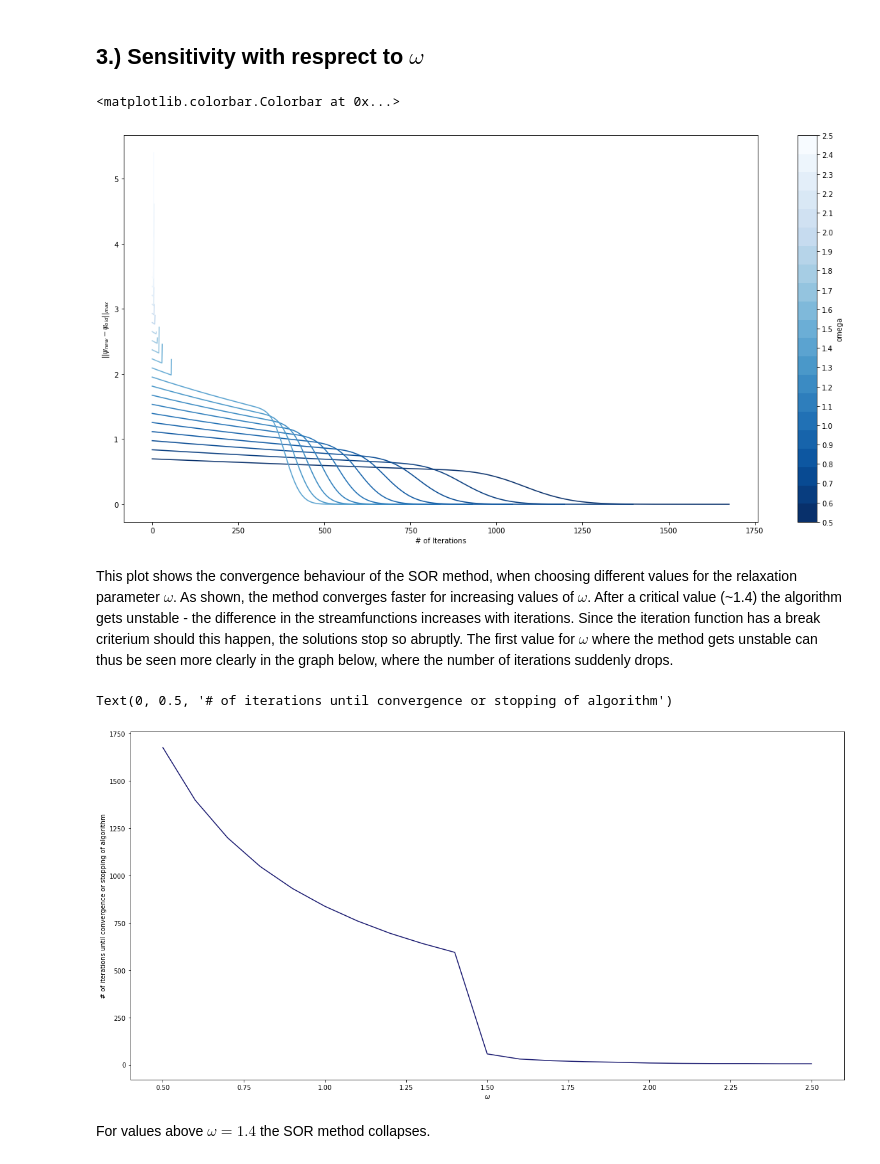
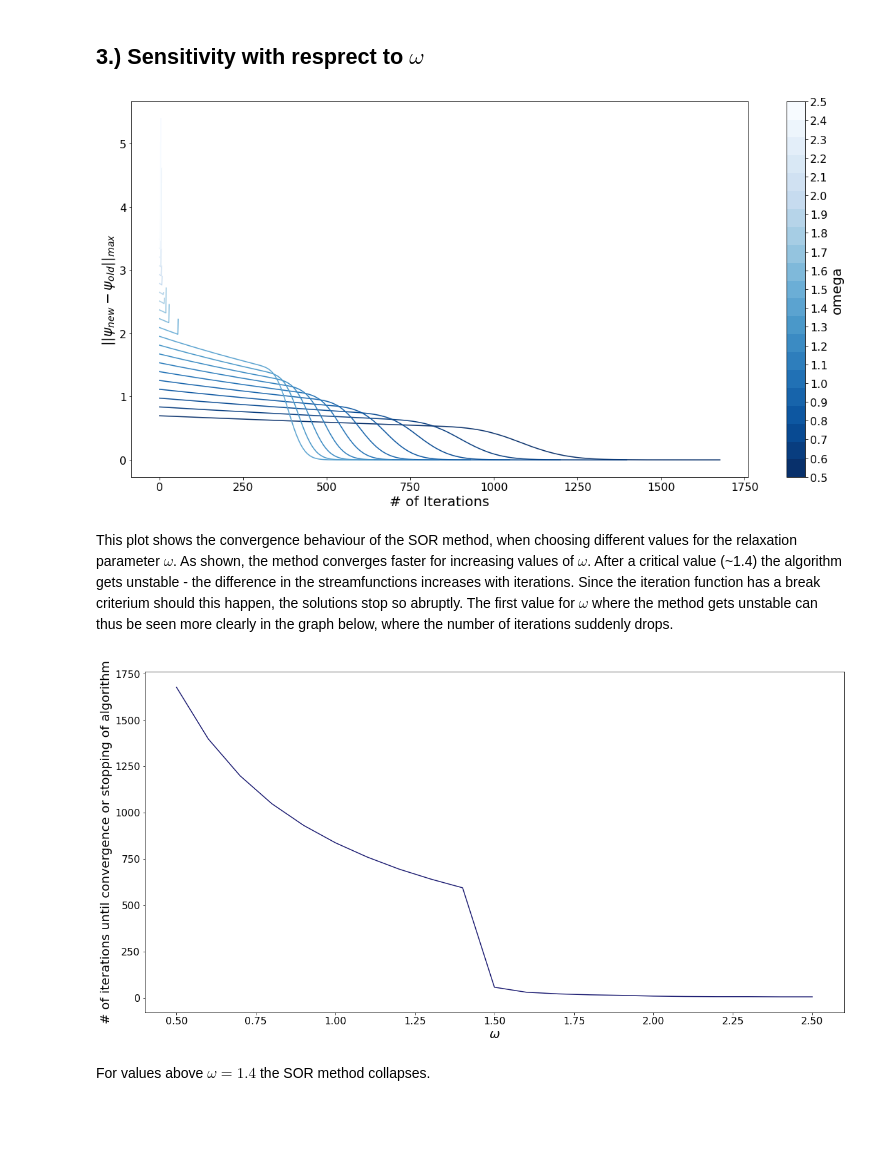
Before and after one commit to vopikamm/climNUM, a Jupyter notebook: Ex6/Exercise_06_The_Stommel_problem.ipynb, the cells around one changed output. Drawn from its saved outputs; the diff is of its cells as text; code cells hidden in the pictures; blank space fills up the shorter version.

Commit message:
Modificatioins for more humanably reading labels

```diff
--- a/Ex6/Exercise_06_The_Stommel_problem.ipynb
+++ b/Ex6/Exercise_06_The_Stommel_problem.ipynb
@@ -150,11 +150,19 @@ class Stommel:
         return(psi_new)
 
     def plot_psi(self):
-        plt.figure(figsize=(20,10))
-        plt.contourf(self.mesh_x/1000,self.mesh_y/1000,self.psi,levels=20,cmap='Blues')
+        parameters = {
+            'axes.labelsize': 20,
+            'xtick.labelsize': 16,
+            'ytick.labelsize': 16,
+
+        }
+        plt.rcParams.update(parameters)
+        fig, ax = plt.subplots(figsize=(20,10))
+        m = ax.contourf(self.mesh_x/1000,self.mesh_y/1000,self.psi,levels=20,cmap='Blues')
+        cbar = ax.figure.colorbar(m, ax=ax, label = r'$\Psi$ in $\frac{m^{2}}{s}$')
+        cbar.ax.tick_params(labelsize=16)
         plt.xlabel('x in km')
         plt.ylabel('y in km')
-        plt.colorbar(label = r'$\Psi$ in $\frac{m^{2}}{s}$')
 # %%
 psi = Stommel()
 # %% [markdown]
@@ -219,21 +229,26 @@ for omega in omegas:
 # %%
 #Plotting
 cmap = plt.get_cmap('Blues_r', len(omegas))
 
-plt.figure(figsize=(20,10))
+parms = {
+            'axes.labelsize': 20,
+            'xtick.labelsize': 16,
+            'ytick.labelsize': 16,
+        }
+plt.rcParams.update(parms)
+figu, axe = plt.subplots(figsize=(20,10))
 for i in range(0,len(omegas)):
-    plt.plot(n_iter[i], c=cmap(i))
-plt.xlabel('# of Iterations')
-plt.ylabel(r'$||\psi_{new}-\psi_{old}||_{max}$')
+    u = axe.plot(n_iter[i], c=cmap(i))
 # creating ScalarMappable for the colorbar
 norm = mpl.colors.Normalize(vmin=0.5, vmax=2.5)
 sm = plt.cm.ScalarMappable(cmap=cmap, norm=norm)
 sm.set_array([])
-
-plt.colorbar(sm, ticks=omegas, label = 'omega')
+cbar = axe.figure.colorbar(sm, ticks=omegas, label = 'omega')
+cbar.ax.tick_params(labelsize=16)
+plt.xlabel('# of Iterations')
+plt.ylabel(r'$||\psi_{new}-\psi_{old}||_{max}$');
 # %% [output]
-<matplotlib.colorbar.Colorbar at 0x...>
-[figure, old version]
+[figure, new version]
 # %% [markdown]
 This plot shows the convergence behaviour of the SOR method, when choosing different values for the relaxation parameter $\omega$. As shown, the method converges faster for increasing values of $\omega$. After a critical value (~1.4) the algorithm gets unstable - the difference in the streamfunctions increases with iterations. Since the iteration function has a break criterium should this happen, the solutions stop so abruptly. The first value for $\omega$ where the method gets unstable can thus be seen more clearly in the graph below, where the number of iterations suddenly drops.
 # %%
@@ -243,10 +258,11 @@ for i in range(0,len(omegas)):
 # %%
 plt.figure(figsize=(20,10))
 plt.plot(omegas, converged, color='midnightblue')
-plt.xlabel(r'$\omega$')
-plt.ylabel('# of iterations until convergence or stopping of algorithm')
+plt.xlabel(r'$\omega$', fontsize=20)
+plt.xticks(fontsize=16)
+plt.ylabel('# of iterations until convergence or stopping of algorithm', fontsize=20)
+plt.yticks(fontsize=16);
 # %% [output]
-Text(0, 0.5, '# of iterations until convergence or stopping of algorithm')
-[figure, old version]
+[figure, new version]
 # %% [markdown]
 For values above $\omega = 1.4$ the SOR method collapses.
```
Also changed, not shown: parts of 4 cells of this notebook.
